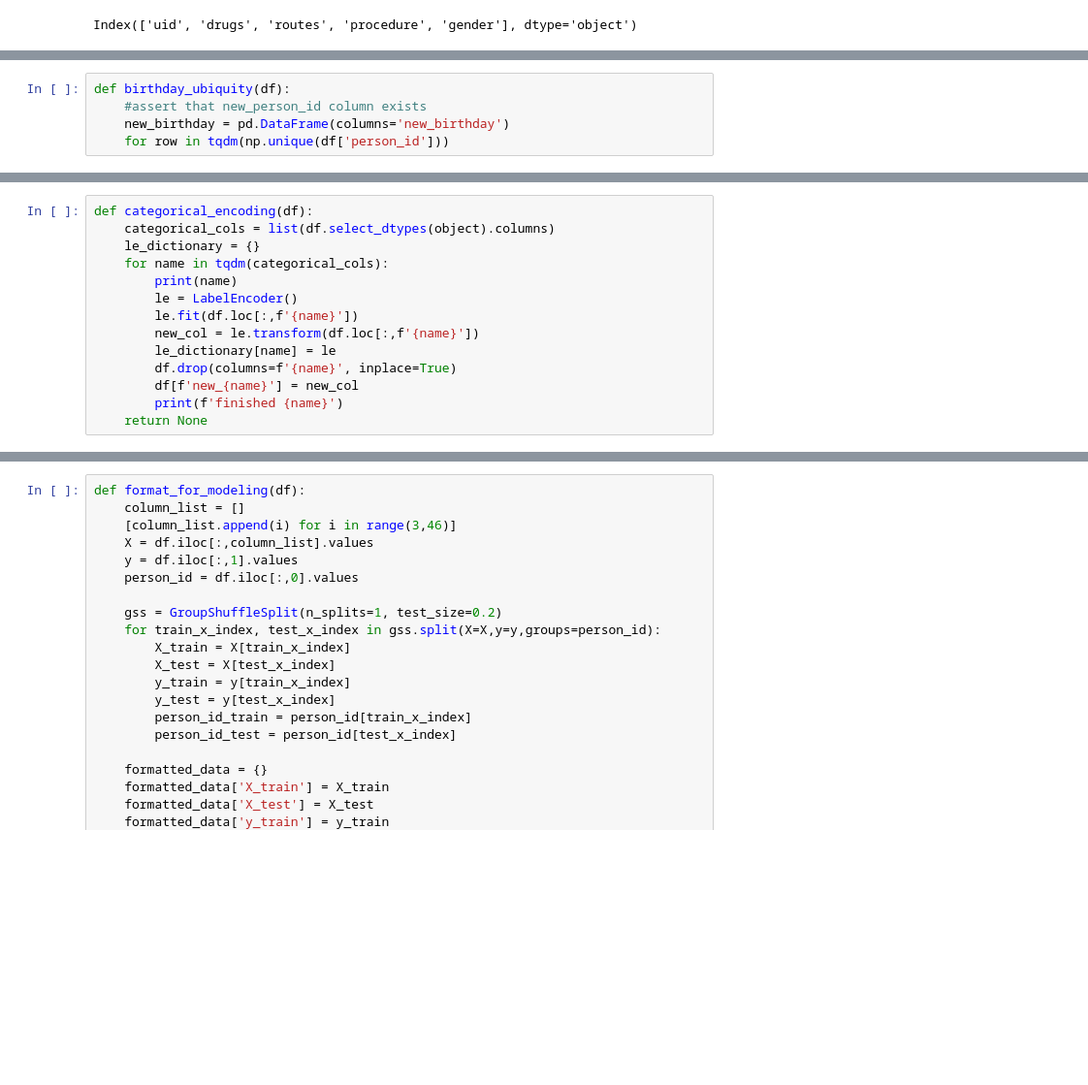
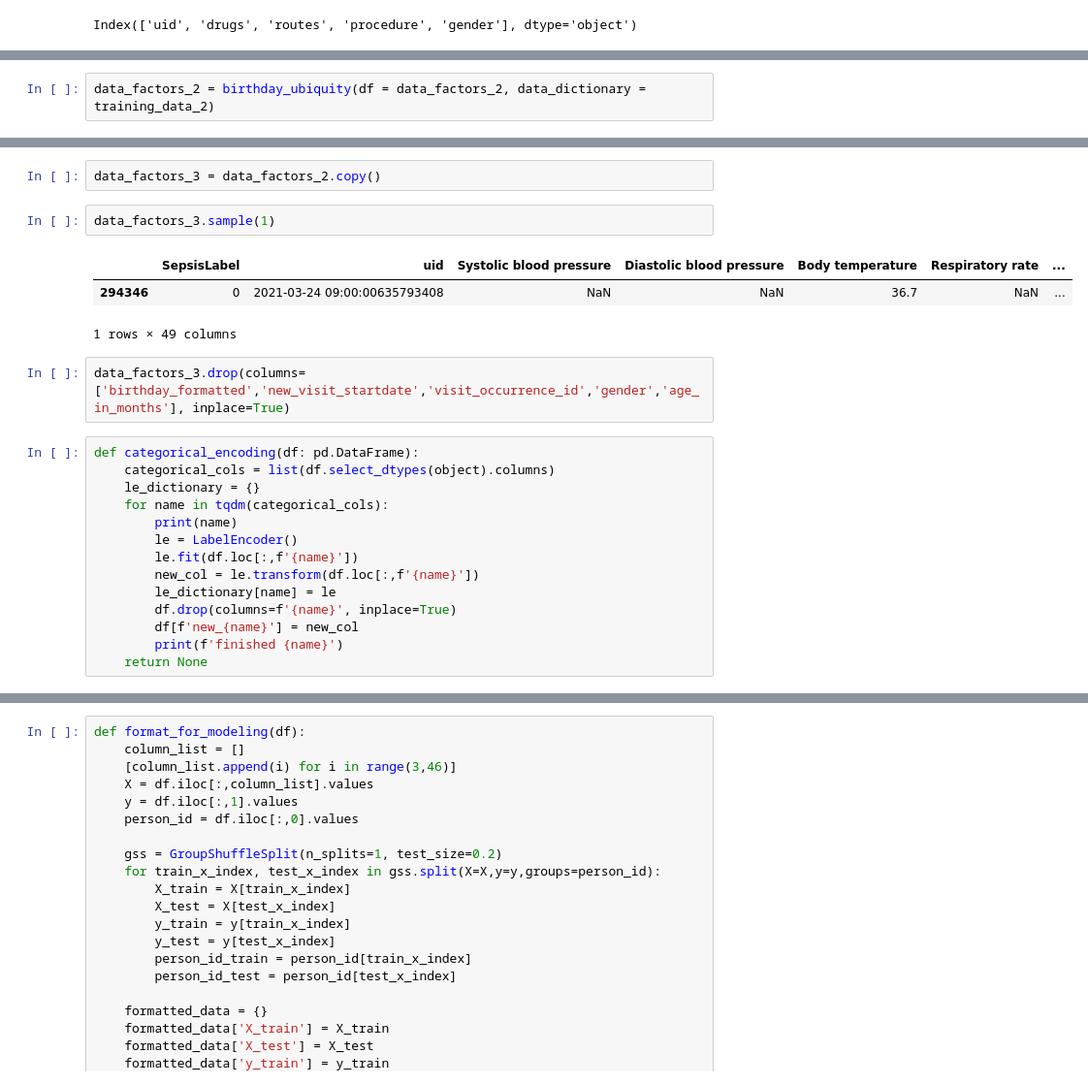
Before and after one commit to carseys/pediatric-sepsis-ml-kaggle, a Jupyter notebook: sepsis-data-preprocessing.ipynb, the cells around one changed output, grey strips where cells are left out. Shown at 97% size. Saved outputs shown, nothing was run; the diff lists cells and outputs as text; blank space fills up the shorter version.

```diff
--- a/sepsis-data-preprocessing.ipynb
+++ b/sepsis-data-preprocessing.ipynb
@@ -613,5 +634,0 @@ data_factors_2.sample(10)
-# %%
-def birthday_ubiquity(df):
-    #assert that new_person_id column exists
-    new_birthday = pd.DataFrame(columns='new_birthday')
-    for row in tqdm(np.unique(df['person_id']))
@@ -617,0 +703,2 @@ def birthday_ubiquity(df):
+# %%
+data_factors_2 = birthday_ubiquity(df = data_factors_2, data_dictionary = training_data_2)
@@ -618,5 +725,15 @@ def birthday_ubiquity(df):
+# %%
+data_factors_3 = data_factors_2.copy()
+# %%
+data_factors_3.sample(1)
+# %% [output]
+|  | SepsisLabel | uid | Systolic blood pressure | Diastolic blood pressure | Body temperature | Respiratory rate | ... |
+| 294346 | 0 | 2021-03-24 09:00:00635793408 | NaN | NaN | 36.7 | NaN | ... |
+1 rows × 49 columns
+# %%
+data_factors_3.drop(columns=['birthday_formatted','new_visit_startdate','visit_occurrence_id','gender','age_in_months'], inplace=True)
 # %%
-def categorical_encoding(df):
+def categorical_encoding(df: pd.DataFrame):
     categorical_cols = list(df.select_dtypes(object).columns)
     le_dictionary = {}
     for name in tqdm(categorical_cols):
```
Also changed, not shown: parts of 22 cells of this notebook.
